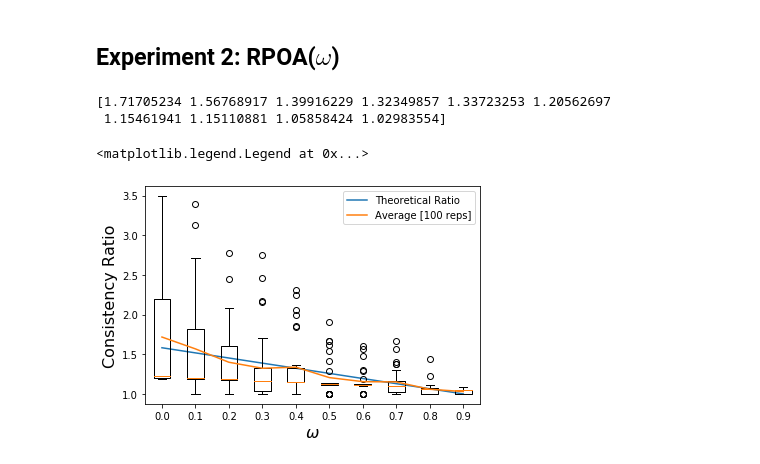
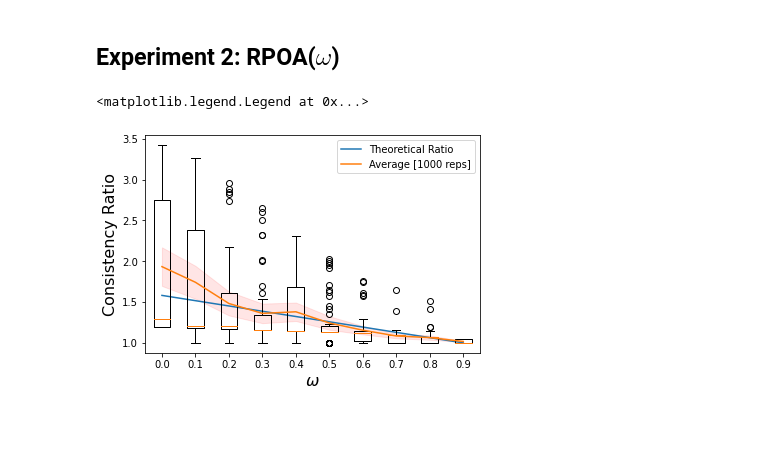
Before and after one commit to majid-khonji/rent-or-buy, a Jupyter notebook: test.ipynb, the cells around one changed output. Cells and saved outputs as stored; diff of their text form; code cells hidden in the pictures; blank space fills up the shorter version.

```diff
--- a/test.ipynb
+++ b/test.ipynb
@@ -29,9 +29,9 @@ repeat = 100
 c_ratio = np.zeros((len(w_list), repeat))
 for idx,w in enumerate(w_list):
     for j in np.arange(repeat):
-        ins = i.Instance(B=60)
+        ins = i.Instance(B=50)
 #         print("D = ", ins.D, " B = ", ins.B)
-        p = i.PrefectPredictor(ins)
+        p = i.PerfectPredictor(ins)
         alg = a.DPOA(ins, p, w)
         opt = a.OPT(ins)
 #         print("{0:.3f}-consistant".format(alg/opt))
@@ -49,0 +64,12 @@ plt.xticks(positions, formated_list);
+# %%
+w = 0.3
+std_list = np.arange(0,100,10)
+repeat = 50
+r_ratio = np.zeros((len(std_list), repeat))
+for idx,std in enumerate(std_list):
+    for j in np.arange(repeat):
+        ins = i.Instance(B=50)
+        p = i.NoisyPredictor(ins, std=std)
+        alg = a.DPOA(ins, p, w)
+        opt = a.OPT(ins)
+        r_ratio[idx, j] = alg/opt
@@ -51,13 +107,13 @@ plt.xticks(positions, formated_list);
 ## Experiment 2: RPOA($\omega$)
 # %%
 w_list = np.arange(0,1,.1)
-repeat = 30
-alg_reps = 100
+repeat = 50
+alg_reps = 1000
 c_ratio = np.zeros((len(w_list), repeat))
 for idx,w in enumerate(w_list):
     for j in np.arange(repeat):
         ins = i.Instance(B=50)
-        p = i.PrefectPredictor(ins)
+        p = i.PerfectPredictor(ins)
 
         alg_total = 0
         for l in range(alg_reps):
@@ -66,20 +122,21 @@ for idx,w in enumerate(w_list):
         alg_avg = alg_total/alg_reps
         c_ratio[idx, j] = alg_avg/opt
 # %%
-avg_ratio = c_ratio.sum(axis=1)/repeat
-print(avg_ratio)
+avg_ratio = np.mean(c_ratio, axis=1)
+ci = 1.96 * np.std(c_ratio,axis=1)/np.sqrt(repeat)
+
 plt.clf()
 plt.xlabel("$\omega$", fontsize=16)
 plt.ylabel("Consistency Ratio", fontsize=16)
 plt.plot([1, 10], [np.exp(1)/(np.exp(1) - 1), (np.exp(1)-.9)/(np.exp(1) - .9)  ], label= "Theoretical Ratio")
 plt.boxplot(c_ratio.transpose());
 positions = np.arange(1, len(w_list)+1)
-plt.plot(positions, avg_ratio, label = "Average [100 reps]")
+plt.plot(positions, avg_ratio, label = "Average [%d reps]"%alg_reps)
+plt.fill_between(positions, (avg_ratio-ci), (avg_ratio+ci), color='r', alpha=.1)
+
 formated_list = ['%.1f' % elem for elem in w_list ]
 plt.xticks(positions, formated_list);
 plt.legend()
 # %% [output]
-[1.71705234 1.56768917 1.39916229 1.32349857 1.33723253 1.20562697
- 1.15461941 1.15110881 1.05858424 1.02983554]
+<matplotlib.legend.Legend at 0x...>
-<matplotlib.legend.Legend at 0x...>
-[figure, old version]
+[figure, new version]
```
Also changed, not shown: parts of 8 cells of this notebook, 2 other files.
